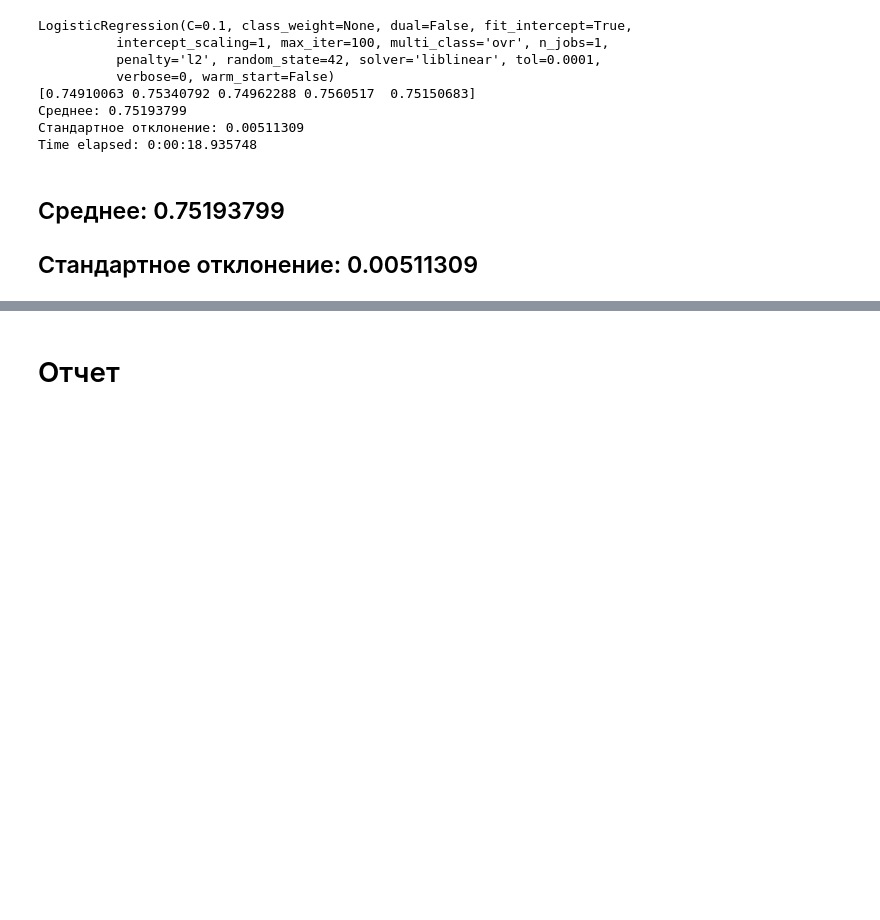
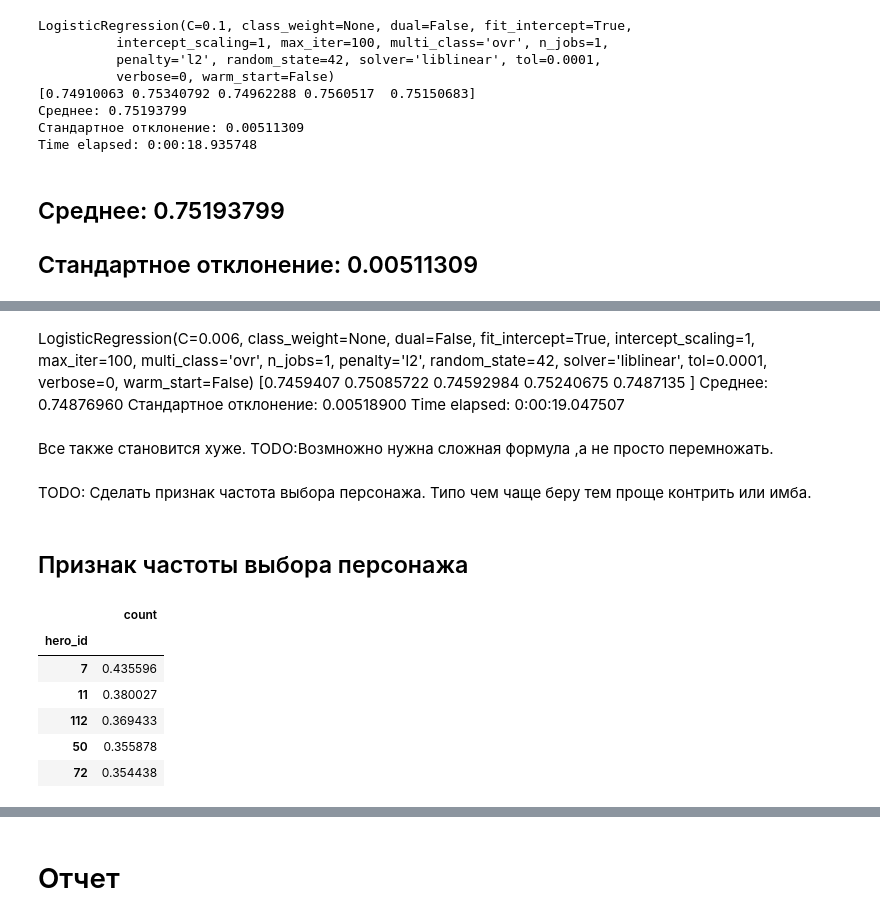
Before and after one commit to Agotsulov/ML-7bits, a Jupyter notebook: dota2/week10_dota2.ipynb, the cells around one changed output, grey strips where cells are left out. Saved outputs shown, nothing was run; the diff lists cells and outputs as text; code cells hidden in the pictures; blank space fills up the shorter version.

```diff
--- a/dota2/week10_dota2.ipynb
+++ b/dota2/week10_dota2.ipynb
@@ -753,0 +828,15 @@ Time elapsed: 0:00:18.935748
+# %%
+df = features
+
+df['r_gold'] = df['r1_gold'] + df['r2_gold'] + df['r3_gold'] + df['r4_gold'] + df['r5_gold']
+df['d_gold'] = df['d1_gold'] + df['d2_gold'] + df['d3_gold'] + df['d4_gold'] + df['d5_gold']
+
+df['gold'] = df['r_gold'] + df['d_gold']
+
+df['r_xp'] = df['r1_xp'] + df['r2_xp'] + df['r3_xp'] + df['r4_xp'] + df['r5_xp']
+df['d_xp'] = df['d1_xp'] + df['d2_xp'] + df['d3_xp'] + df['d4_xp'] + df['d5_xp']
+
+df['xp'] = df['r_xp'] + df['d_xp']
+
+df['r_level'] = df['r1_level'] + df['r2_level'] + df['r3_level'] + df['r4_level'] + df['r5_level']
+df['d_level'] = df['d1_level'] + df['d2_level'] + df['d3_level'] + df['d4_level'] + df['d5_level']
@@ -753,0 +845,2 @@ Time elapsed: 0:00:18.935748
+# %%
+df = drop_fillna(df)
@@ -753,0 +852,14 @@ Time elapsed: 0:00:18.935748
+# %%
+X_pick = np.zeros((features.shape[0], 112))
+for i, match_id in enumerate(features.index): #Мешок геров
+    for p in range(5):
+        X_pick[i, features.loc[match_id, 'r%d_hero' % (p+1)]-1] = (features.loc[match_id, 'r%d_gold' % (p+1)] / max(features.loc[match_id, 'gold'],1) ) * (features.loc[match_id, 'r%d_xp' % (p+1)] / max(features.loc[match_id, 'xp'],1))
+        X_pick[i, features.loc[match_id, 'd%d_hero' % (p+1)]-1] = -1 * (features.loc[match_id, 'd%d_gold' % (p+1)] / max(features.loc[match_id, 'gold'],1) ) * (features.loc[match_id, 'd%d_xp' % (p+1)] / max(features.loc[match_id, 'xp'],1))
+# %%
+X = df
+df_pick = pd.DataFrame(data=X_pick, index=df.index)
+#df_pick = df_pick.drop(columns=[107,106,110]) #Ненужны так как таких героев нет
+X = pd.merge(X, df_pick, left_index=True, right_index=True, how='outer')
+
+scaler = StandardScaler()
+X = scaler.fit_transform(X)
@@ -753,0 +877,30 @@ Time elapsed: 0:00:18.935748
+# %% [markdown]
+LogisticRegression(C=0.006, class_weight=None, dual=False, fit_intercept=True,
+          intercept_scaling=1, max_iter=100, multi_class='ovr', n_jobs=1,
+          penalty='l2', random_state=42, solver='liblinear', tol=0.0001,
+          verbose=0, warm_start=False)
+[0.7459407  0.75085722 0.74592984 0.75240675 0.7487135 ]
+Среднее: 0.74876960
+Стандартное отклонение: 0.00518900
+Time elapsed: 0:00:19.047507
+# %% [markdown]
+Все также становится хуже. TODO:Возмножно нужна сложная формула ,а не просто перемножать.
+# %% [markdown]
+TODO: Сделать признак частота выбора персонажа. Типо чем чаще беру тем проще контрить или имба.
+# %% [markdown]
+## Признак частоты выбора персонажа
+# %%
+df = features
+d = df['d1_hero'].append([df['d2_hero'], df['d3_hero'], df['d4_hero'], df['d5_hero'], df['r1_hero'], df['r2_hero'], df['r3_hero'], df['r4_hero'], df['r5_hero']])
+df_hero = pd.DataFrame(d.value_counts(),columns=['count'])
+df_hero.index.names = ['hero_id']
+df_hero['count'] = df_hero['count'] / X.shape[0]
+df_hero.head()
+# %% [output]
+|  | count |
+| hero_id |  |
+| 7 | 0.435596 |
+| 11 | 0.380027 |
+| 112 | 0.369433 |
+| 50 | 0.355878 |
+| 72 | 0.354438 |
```
Also changed, not shown: parts of 54 cells of this notebook.
